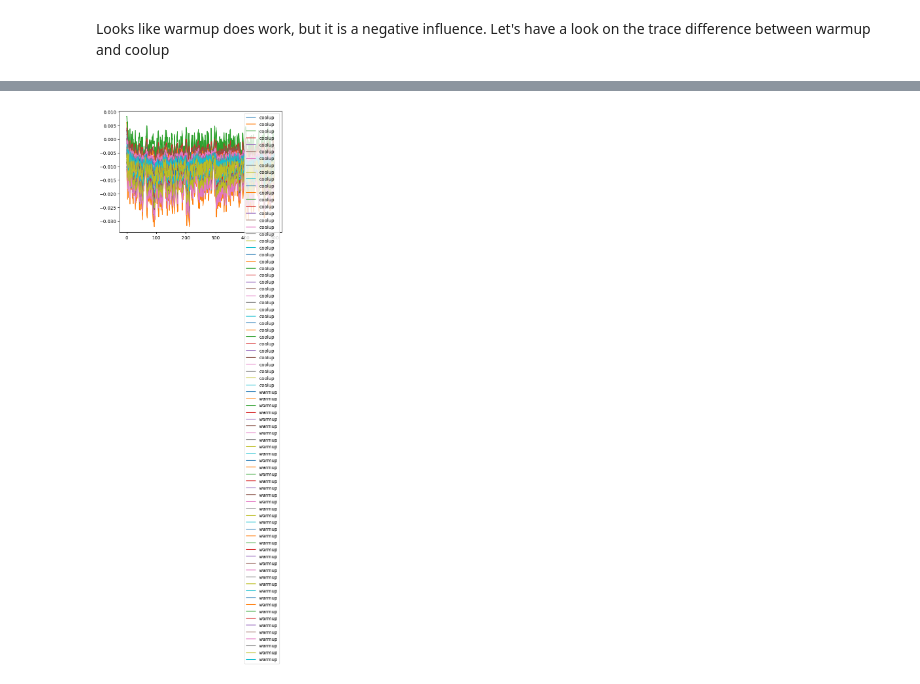
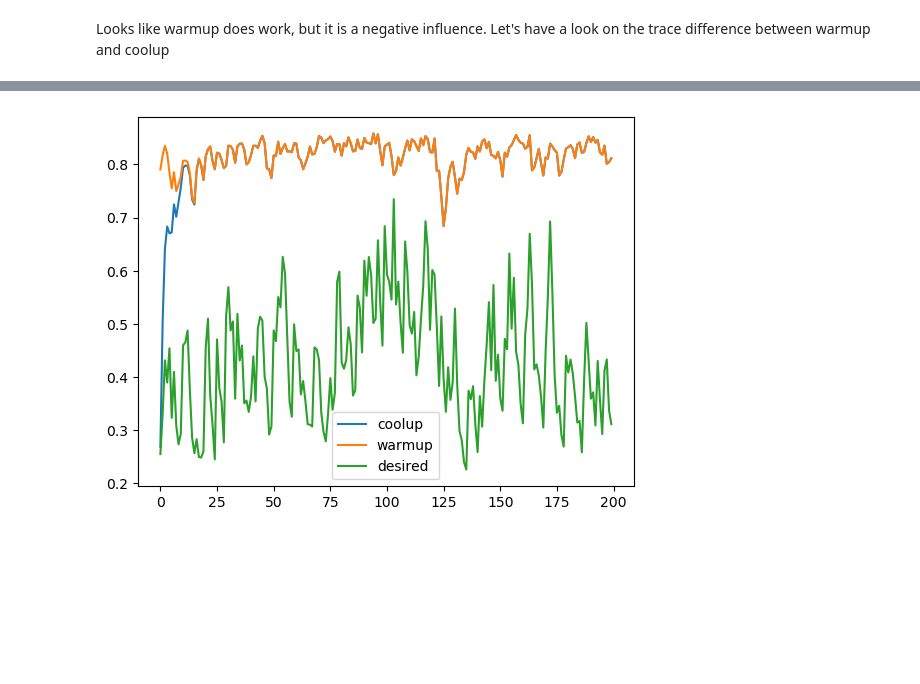
Before and after one commit to spintronic-computing-group/spnc, a Jupyter notebook: warmup.ipynb, the cells around one changed output, grey strips where cells are left out. Cells and saved outputs as stored; diff of their text form; code cells hidden in the pictures; blank space fills up the shorter version.

```diff
--- a/warmup.ipynb
+++ b/warmup.ipynb
@@ -216,8 +216,8 @@ Ntest = 1000
 Nwarmup = 0
 
 # Net parameters
-Nvirt = 40
-m0 = 1e-2
+Nvirt = 1
+m0 = 1
 bias = True
 
 # Reservoir parameters
@@ -225,12 +225,12 @@ h = 0.4
 theta_H = 90
 k_s_0 = 0
 phi = 45
-beta_prime = 10
+beta_prime = 20
 
 # Params
 params = {
-    'theta':1/3,
-    'gamma':.25,
+    'theta':0.3,
+    'gamma':.113,
     'delay_feedback':0,
     'Nvirt':Nvirt,
     'noise_enable': 'None',
@@ -244,7 +244,7 @@ params = {
     'warmup_sample': Nwarmup*Nvirt,
 }
 
-spn = spnc_anisotropy(h, theta_H, k_s_0, phi, beta_prime,restart = True,Primep1=None)
+spn = spnc_anisotropy(h, theta_H, k_s_0, phi, beta_prime,restart = False,Primep1=0.50174584)
 transformf = spn.gen_signal_fast_delayed_feedback
 
 # run
@@ -275,8 +275,8 @@ Ntest = 1000
 Nwarmup = 10
 
 # Net parameters
-Nvirt = 40
-m0 = 1e-2
+Nvirt = 1
+m0 = 1
 bias = True
 
 # Reservoir parameters
@@ -284,12 +284,12 @@ h = 0.4
 theta_H = 90
 k_s_0 = 0
 phi = 45
-beta_prime = 10
+beta_prime = 20
 
 # Params
 params = {
-    'theta':1/3,
-    'gamma':.25,
+    'theta':0.3,
+    'gamma':.113,
     'delay_feedback':0,
     'Nvirt':Nvirt,
     'noise_enable': 'None',
@@ -303,7 +303,7 @@ params = {
     'warmup_sample': Nwarmup*Nvirt,
 }
 
-spnw = spnc_anisotropy(h, theta_H, k_s_0, phi, beta_prime,restart = True,Primep1=None)
+spnw = spnc_anisotropy(h, theta_H, k_s_0, phi, beta_prime,restart = False,Primep1=0.50174584)
 transformw = spnw.gen_signal_fast_delayed_feedback
 
 # run
@@ -330,13 +330,13 @@ Spacer NRMSE:0
 # %%
 spac = 0
-window = 500
+window = 200
 
 # ploy
 plt.figure()
 plt.plot(y_train_pred_f[spac:spac+window],label='coolup')
 plt.plot(y_train_pred_w[spac:spac+window],label='warmup')
-# plt.plot(y_train_f[spac:spac+window],label='desired')
+plt.plot(y_train_f[spac:spac+window],label='desired')
 plt.legend()
 plt.show()
 # %% [output]
-[figure, old version]
+[figure, new version]
```
Also changed, not shown: parts of 5 cells of this notebook.
